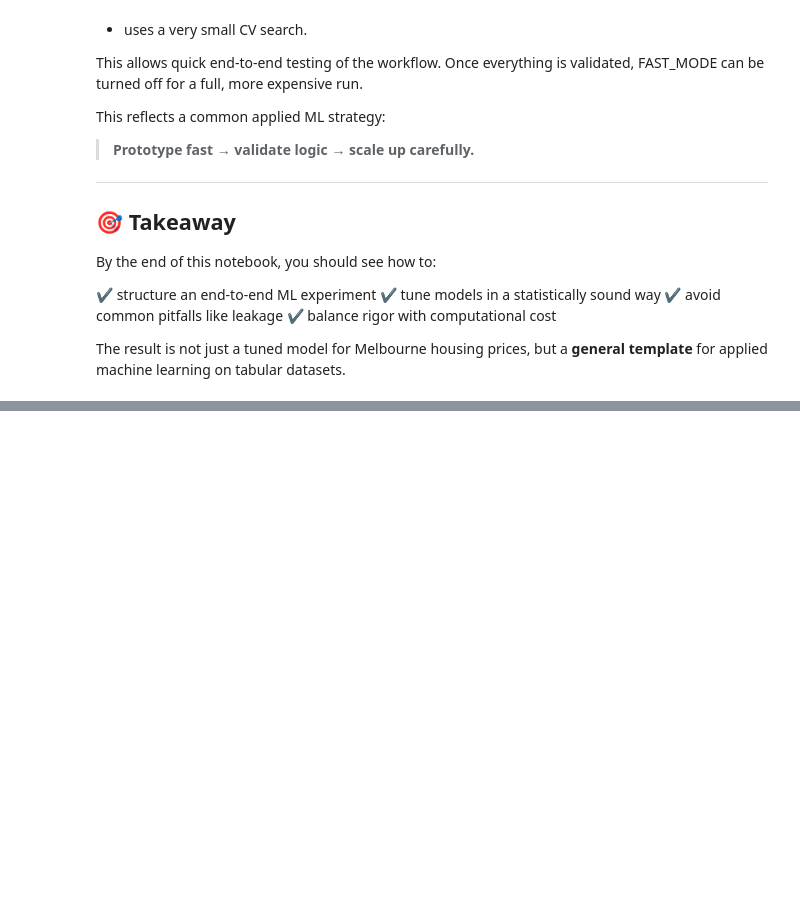
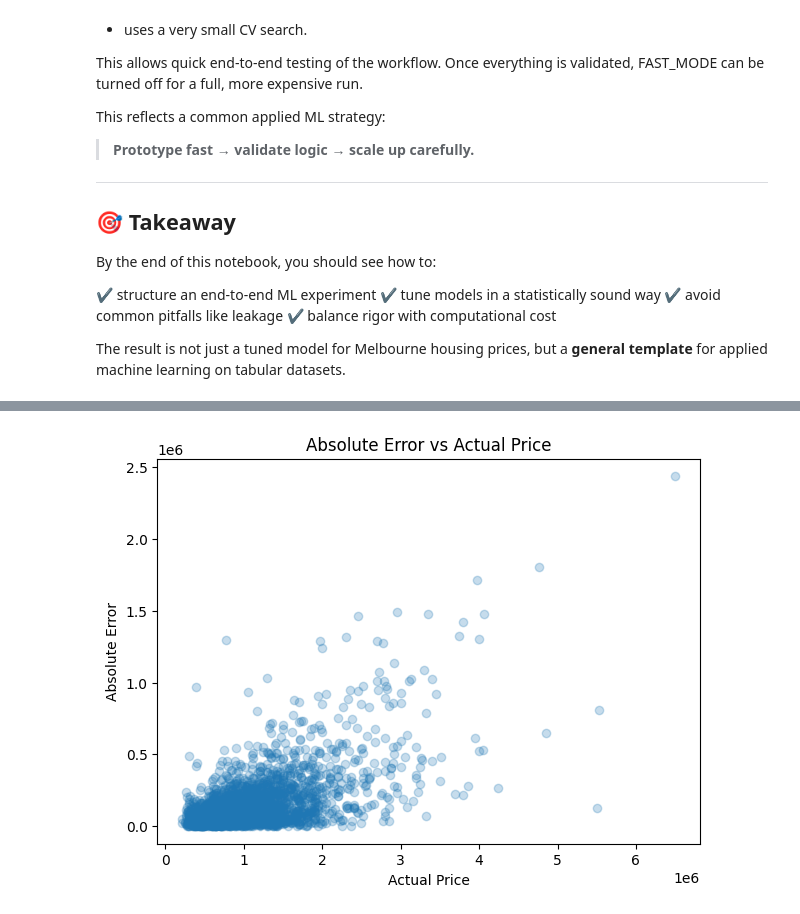
Before and after one commit to brash99/Kaggle, a Jupyter notebook: melb_housing_cross_validation.ipynb, the cells around one changed output, grey strips where cells are left out. Cells and saved outputs as stored; diff of their text form; code cells hidden in the pictures; blank space fills up the shorter version.

```diff
--- a/melb_housing_cross_validation.ipynb
+++ b/melb_housing_cross_validation.ipynb
@@ -368,0 +407,12 @@ plt.show()
+# %%
+#
+abs_err = (actual - pred).abs()
+
+plt.figure(figsize=(7,5))
+plt.scatter(actual, abs_err, alpha=0.25)
+plt.xlabel("Actual Price")
+plt.ylabel("Absolute Error")
+plt.title("Absolute Error vs Actual Price")
+plt.show()
+# %% [output]
+[figure, added]
```
Also changed, not shown: parts of 15 cells of this notebook.
